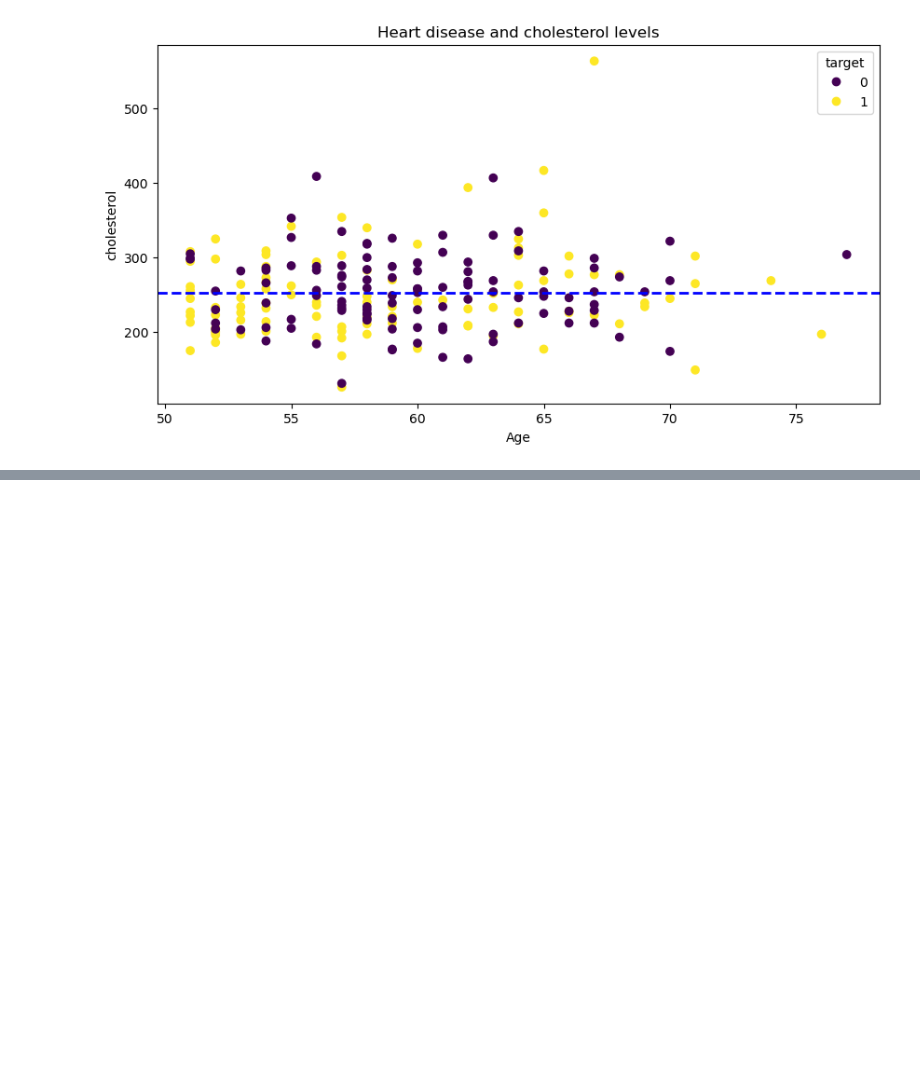
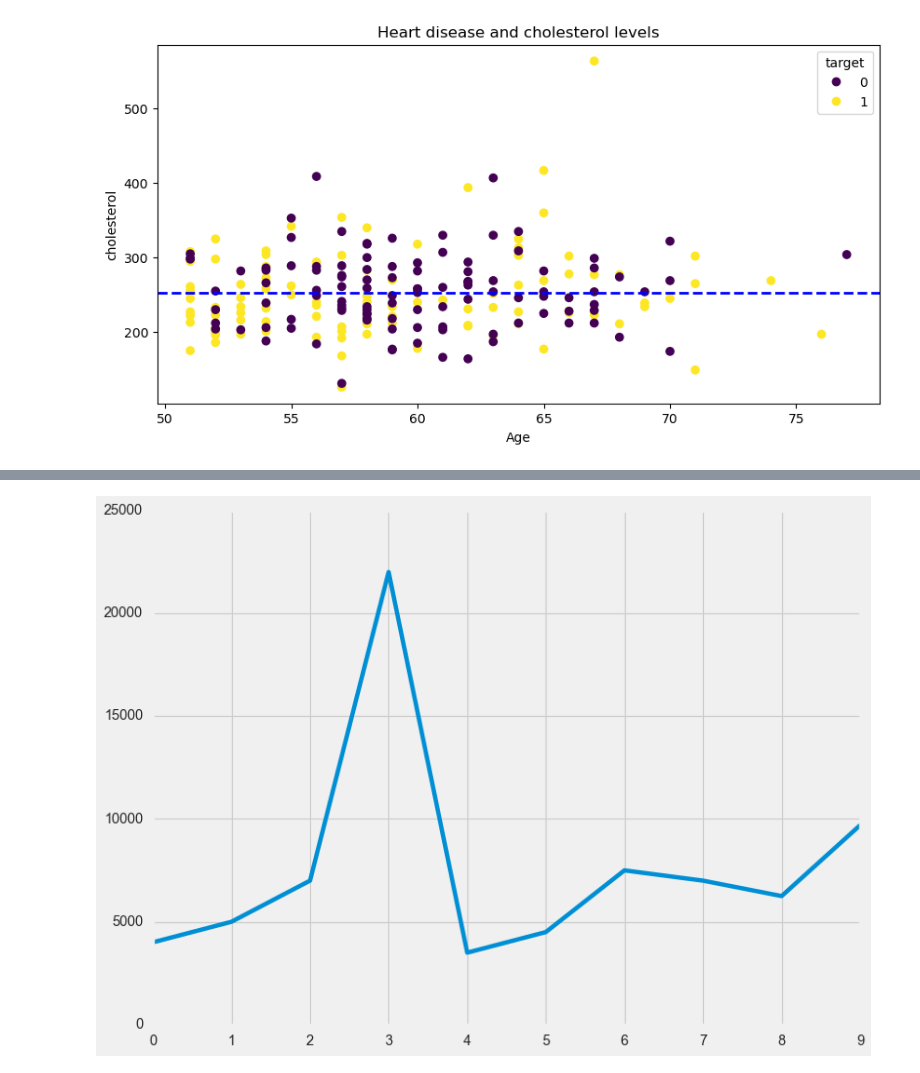
Before and after one commit to Hamedkalantari0111/machine_learning, a Jupyter notebook: Sec8-Matplotlib/Introduction to Matplotlib2.ipynb, the cells around one changed output, grey strips where cells are left out. Cells and saved outputs as stored; diff of their text form; code cells hidden in the pictures; blank space fills up the shorter version.

```diff
--- a/Sec8-Matplotlib/Introduction to Matplotlib2.ipynb
+++ b/Sec8-Matplotlib/Introduction to Matplotlib2.ipynb
@@ -454,0 +550,7 @@ ax.axhline(over_50["chol"].mean(),
+# %%
+# Now change the style ...
+plt.style.use('fivethirtyeight')
+# %%
+car_sales["Price"].plot();
+# %% [output]
+[figure, added]
```
Also changed, not shown: parts of 38 cells of this notebook, 3 other files.
